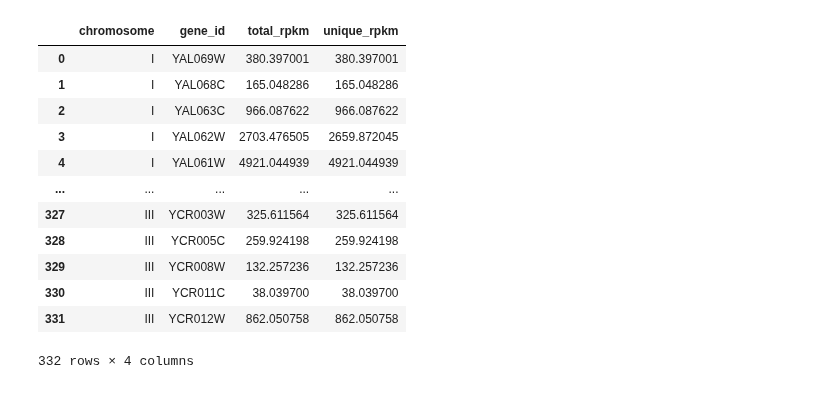
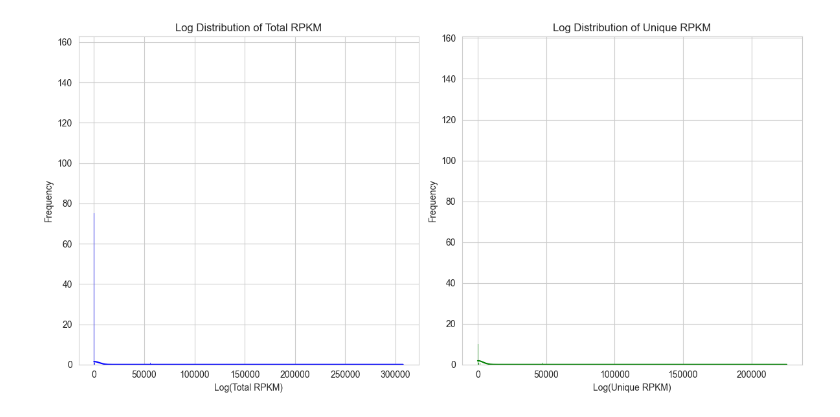
Before and after one commit to IngiumDev/gobi, a Jupyter notebook: src/main/Analysis/BAMFeatures/AnalzeBAMFeatures.ipynb, the cells around one changed output. Cells and saved outputs as stored; diff of their text form; code cells hidden in the pictures.

```diff
--- a/src/main/Analysis/BAMFeatures/AnalzeBAMFeatures.ipynb
+++ b/src/main/Analysis/BAMFeatures/AnalzeBAMFeatures.ipynb
@@ -87,19 +87,23 @@ for gene_id, vals in gene_dict.items():
 
 # Create the DataFrame from the list of rows
 rpkm_df = pd.DataFrame(rows, columns=['chromosome', 'gene_id', 'total_rpkm', 'unique_rpkm'])
-# %%
-rpkm_df
-# %% [output]
-|  | chromosome | gene_id | total_rpkm | unique_rpkm |
-| 0 | I | YAL069W | 380.397001 | 380.397001 |
-| 1 | I | YAL068C | 165.048286 | 165.048286 |
-| 2 | I | YAL063C | 966.087622 | 966.087622 |
-| 3 | I | YAL062W | 2703.476505 | 2659.872045 |
-| 4 | I | YAL061W | 4921.044939 | 4921.044939 |
-| ... | ... | ... | ... | ... |
-| 327 | III | YCR003W | 325.611564 | 325.611564 |
-| 328 | III | YCR005C | 259.924198 | 259.924198 |
-| 329 | III | YCR008W | 132.257236 | 132.257236 |
-| 330 | III | YCR011C | 38.039700 | 38.039700 |
-| 331 | III | YCR012W | 862.050758 | 862.050758 |
-332 rows × 4 columns
+# %%
+fig, axes = plt.subplots(nrows=1, ncols=2, figsize=(12, 6))
+
+# Plot histogram and KDE for log(total_rpkm)
+sns.histplot(rpkm_df['total_rpkm'], bins='auto', kde=True, ax=axes[0], color='blue', alpha=0.7)
+axes[0].set_title('Log Distribution of Total RPKM')
+axes[0].set_xlabel('Log(Total RPKM)')
+axes[0].set_ylabel('Frequency')
+
+# Plot histogram and KDE for log(unique_rpkm)
+sns.histplot(rpkm_df['unique_rpkm'], bins='auto', kde=True, ax=axes[1], color='green', alpha=0.7)
+axes[1].set_title('Log Distribution of Unique RPKM')
+axes[1].set_xlabel('Log(Unique RPKM)')
+axes[1].set_ylabel('Frequency')
+
+# Adjust layout and show the plot
+plt.tight_layout()
+plt.show()
+# %% [output]
+[figure, added]
```
Also changed, not shown: parts of 12 cells of this notebook.
